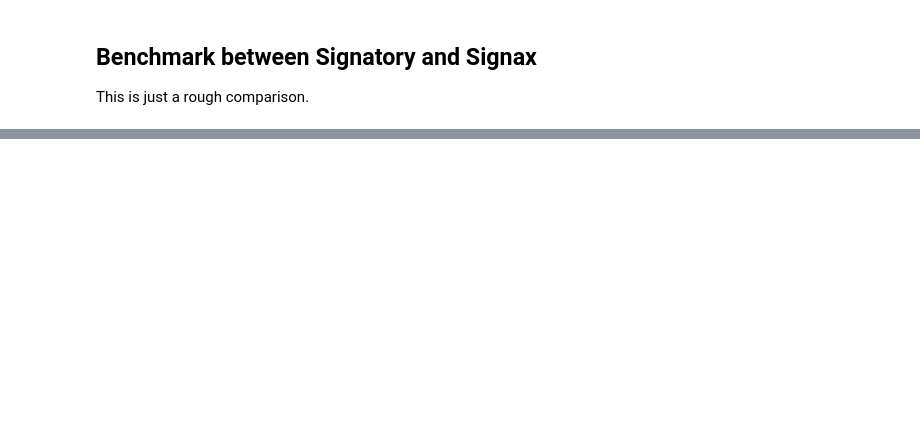
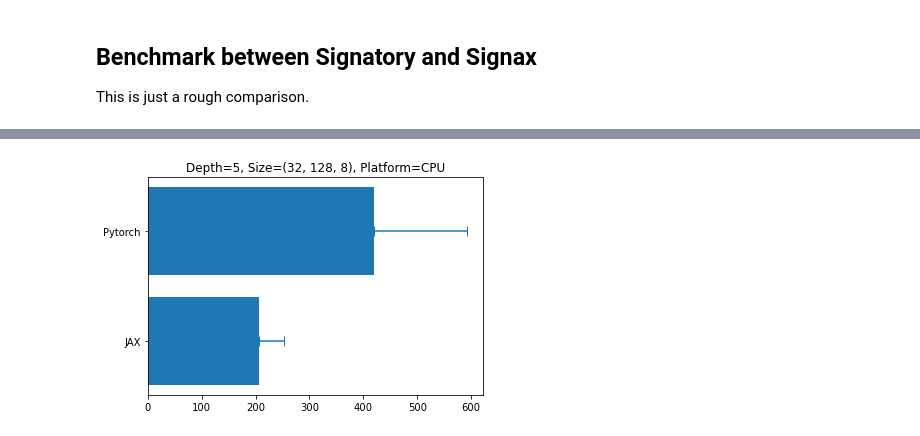
Before and after one commit to anh-tong/signax, a Jupyter notebook: examples/compare.ipynb, the cells around one changed output, grey strips where cells are left out. Drawn from its saved outputs; the diff is of its cells as text; code cells hidden in the pictures; blank space fills up the shorter version.

```diff
--- a/examples/compare.ipynb
+++ b/examples/compare.ipynb
@@ -132,0 +223,2 @@ torch_combine(sig_torch_x1, sig_torch_x2)
+# %%
+result_jax_backward = _  # noqa: F821
@@ -132,0 +231,2 @@ torch_combine(sig_torch_x1, sig_torch_x2)
+# %%
+result_torch_backward = _  # noqa: F821
@@ -132,0 +269,42 @@ torch_combine(sig_torch_x1, sig_torch_x2)
+# %%
+results = np.array(
+    [
+        1e3
+        * np.min(result_jax_backward.all_runs)
+        / result_jax_backward.loops,  # noqa: E501
+        1e3
+        * np.min(result_torch_backward.all_runs)
+        / result_torch_backward.loops,  # noqa: E501
+    ]
+)
+
+variations = np.array(
+    [
+        1e3
+        * np.ptp(result_jax_backward.all_runs)
+        / result_jax_backward.loops,  # noqa: E501
+        1e3
+        * np.ptp(result_torch_backward.all_runs)
+        / result_torch_backward.loops,  # noqa: E501
+    ]
+)
+
+fig, ax = plt.subplots()
+ax.barh(range(2), results)
+ax.errorbar(
+    results + variations / 2,
+    range(2),
+    xerr=variations / 2,
+    capsize=5,
+    fmt="none",
+)
+ax.set_title(
+    f"Depth={depth}, \
+    Size={size}, \
+        Platform={platform.upper()}"
+)  # noqa: E501
+ax.set_yticks(range(len(names)))
+ax.set_yticklabels(names)
+fig.savefig("../assets/backward_cpu.png", dpi=256)
+# %% [output]
+[figure, added]
```
Also changed, not shown: parts of 43 cells of this notebook, 5 other files.
